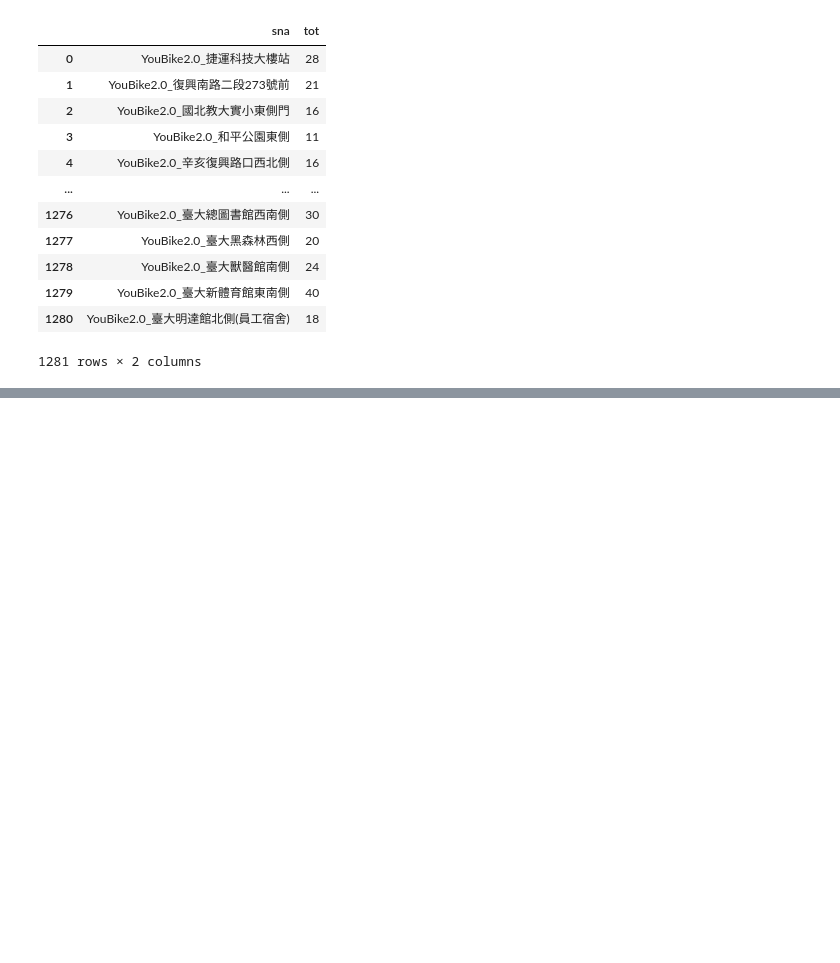
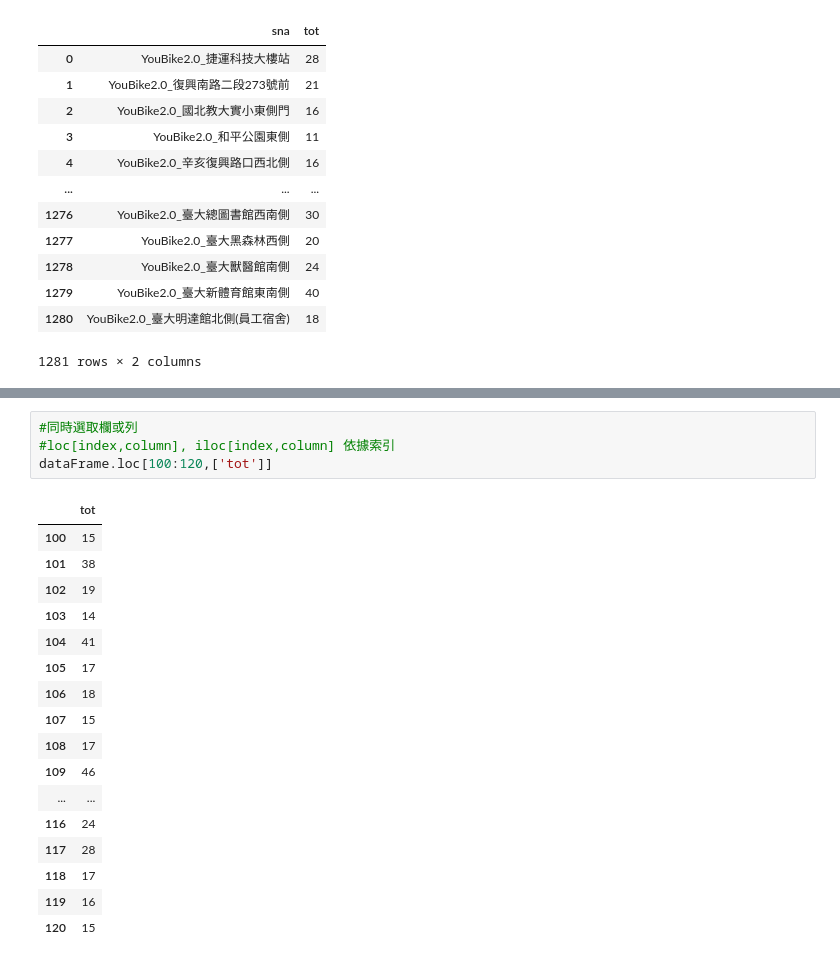
Before and after one commit to lijhen/__112_pythonLesson_LJ, a Jupyter notebook: lesson4_1-1.ipynb, the cells around one changed output, grey strips where cells are left out. Saved outputs shown, nothing was run; the diff lists cells and outputs as text; blank space fills up the shorter version.

```diff
--- a/lesson4_1-1.ipynb
+++ b/lesson4_1-1.ipynb
@@ -90,0 +131,22 @@ dataFrame
+# %%
+#同時選取欄或列
+#loc[index,column], iloc[index,column] 依據索引
+dataFrame.loc[100:120,['tot']]
+# %% [output]
+|  | tot |
+| 100 | 15 |
+| 101 | 38 |
+| 102 | 19 |
+| 103 | 14 |
+| 104 | 41 |
+| 105 | 17 |
+| 106 | 18 |
+| 107 | 15 |
+| 108 | 17 |
+| 109 | 46 |
+| ... | ... |
+| 116 | 24 |
+| 117 | 28 |
+| 118 | 17 |
+| 119 | 16 |
+| 120 | 15 |
```
Also changed, not shown: parts of 6 cells of this notebook, 1 other file.
